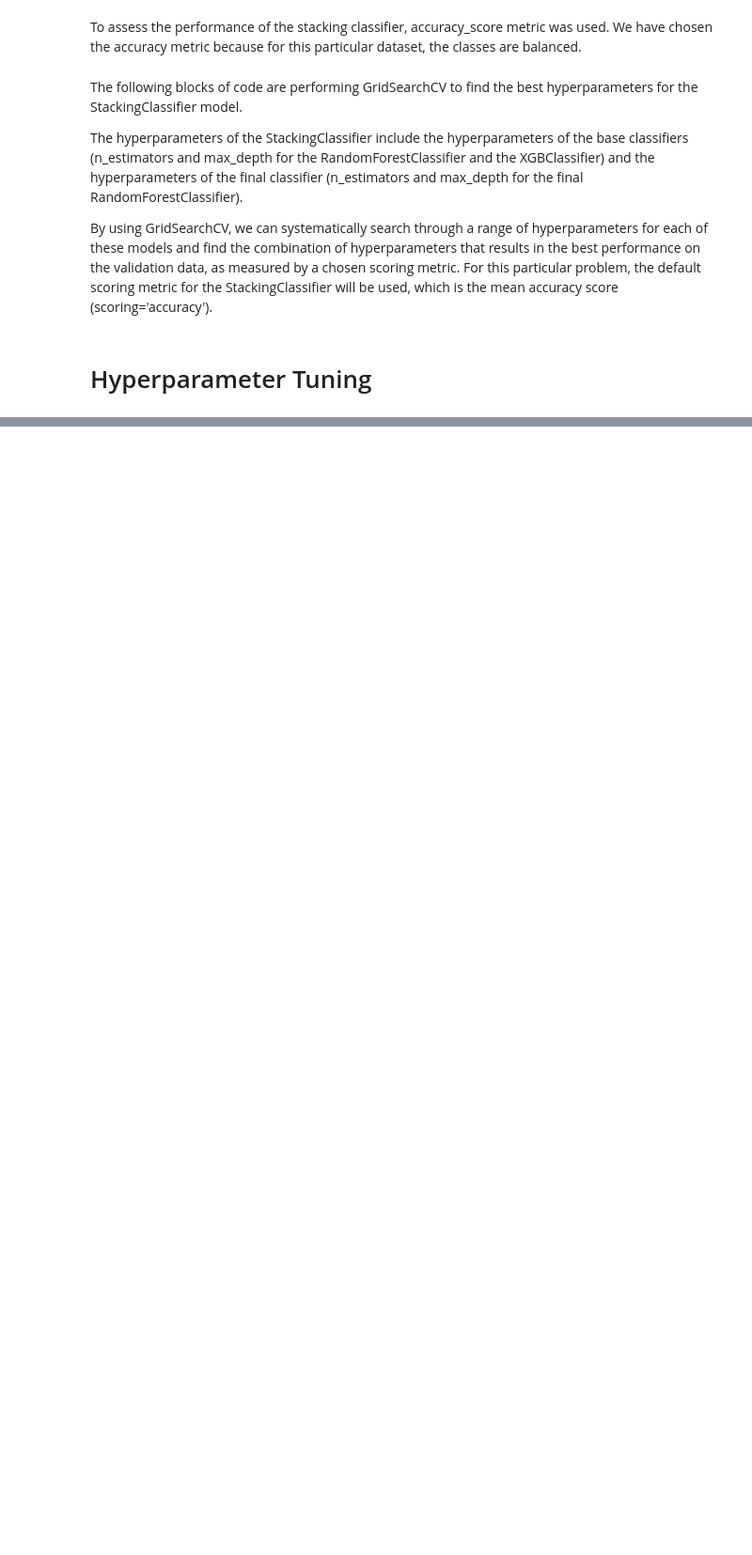
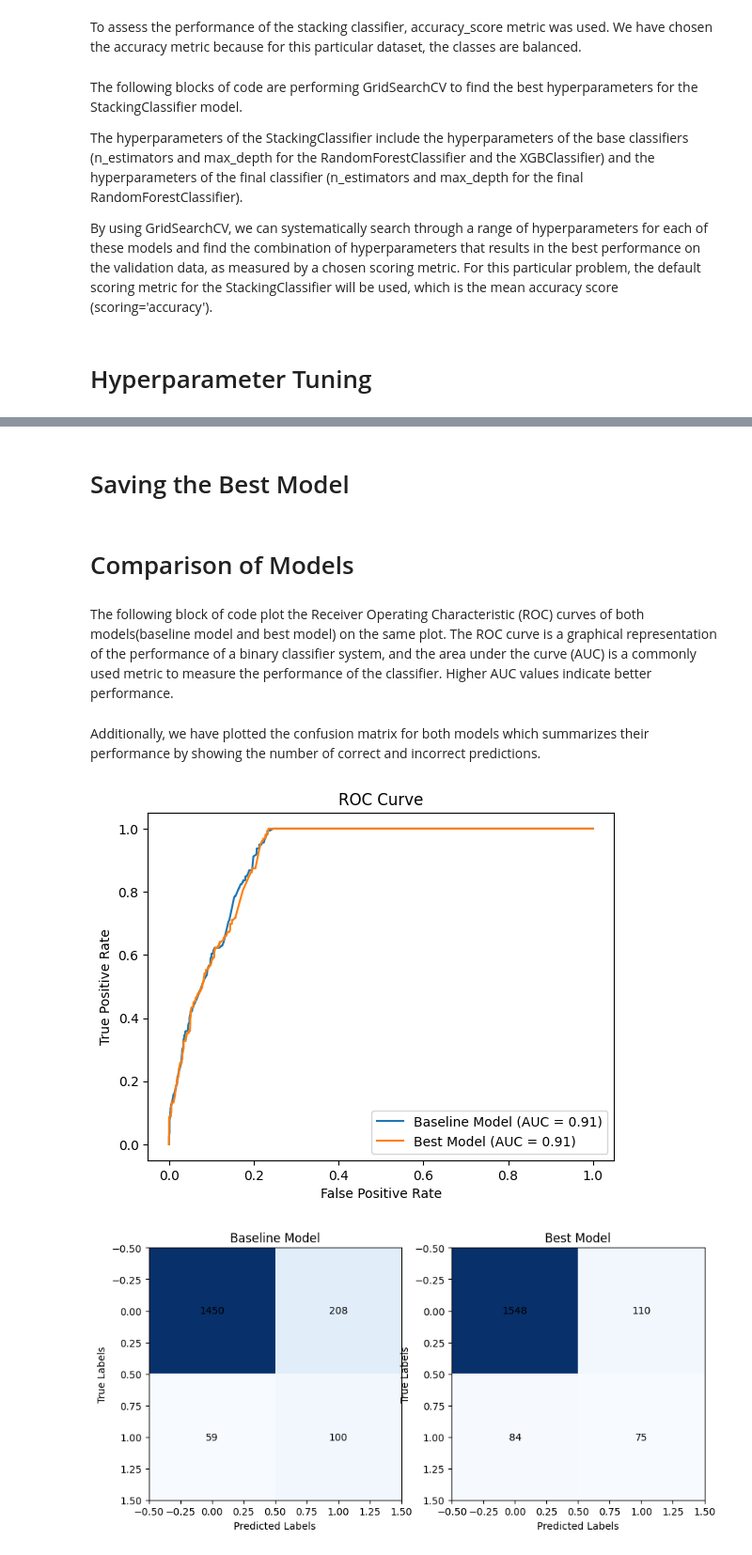
Before and after one commit to acse-ra922/evaluation-of-ensemble-methods-for-binary-classification, a Jupyter notebook: ensemble_methods/Stacking Classifier.ipynb, the cells around one changed output, grey strips where cells are left out. Shown at 94% size. Cells and saved outputs as stored; diff of their text form; code cells hidden in the pictures; blank space fills up the shorter version.

Commit message:
final stacking and voting classifiers

```diff
--- a/ensemble_methods/Stacking Classifier.ipynb
+++ b/ensemble_methods/Stacking Classifier.ipynb
@@ -81,4 +85,67 @@ Best model's accuracy on test set: 0.894
+# %% [markdown]
+# Saving the Best Model
 # %%
 import pickle
 with open('tuned_sc_model.pkl', 'wb') as file:
     pickle.dump(best_model, file)
+# %% [markdown]
+# Comparison of Models
+# %% [markdown]
+The following block of code plot the Receiver Operating Characteristic (ROC) curves of both models(baseline model and best model) on the same plot. The ROC curve is a graphical representation of the performance of a binary classifier system, and the area under the curve (AUC) is a commonly used metric to measure the performance of the classifier. Higher AUC values indicate better performance.
+# %% [markdown]
+Additionally, we have plotted the confusion matrix for both models which summarizes their performance by showing the number of correct and incorrect predictions.
+# %%
+from sklearn.metrics import roc_curve, auc, confusion_matrix
+import matplotlib.pyplot as plt
+
+# Assuming you have two models: model1 and model2
+
+# Calculate the predicted probabilities of each model
+y_pred_prob_model1 = ensemble.predict_proba(X_test)[:,1]
+y_pred_prob_model2 = best_model.predict_proba(X_test)[:,1]
+
+# Calculate the false positive rate, true positive rate, and threshold for both models
+fpr_model1, tpr_model1, threshold_model1 = roc_curve(y_test, y_pred_prob_model1)
+fpr_model2, tpr_model2, threshold_model2 = roc_curve(y_test, y_pred_prob_model2)
+
+# Calculate the area under the ROC curve (AUC) for both models
+auc_model1 = auc(fpr_model1, tpr_model1)
+auc_model2 = auc(fpr_model2, tpr_model2)
+
+# Plot the ROC curves for both models
+plt.plot(fpr_model1, tpr_model1, label='Baseline Model (AUC = {:.2f})'.format(auc_model1))
+plt.plot(fpr_model2, tpr_model2, label='Best Model (AUC = {:.2f})'.format(auc_model2))
+plt.xlabel('False Positive Rate')
+plt.ylabel('True Positive Rate')
+plt.title('ROC Curve')
+plt.legend()
+plt.show()
+
+# Calculate the confusion matrix for both models
+y_pred_model1 = ensemble.predict(X_test)
+y_pred_model2 = best_model.predict(X_test)
+cm_model1 = confusion_matrix(y_test, y_pred_model1)
+cm_model2 = confusion_matrix(y_test, y_pred_model2)
+
+# Plot the confusion matrices for both models
+fig, axs = plt.subplots(1, 2, figsize=(10, 5))
+axs[0].imshow(cm_model1, cmap='Blues')
+axs[0].set_title('Baseline Model')
+axs[0].set_xlabel('Predicted Labels')
+axs[0].set_ylabel('True Labels')
+axs[0].grid(False)
+for i in range(cm_model1.shape[0]):
+    for j in range(cm_model1.shape[1]):
+        axs[0].text(j, i, cm_model1[i, j], ha='center', va='center')
+axs[1].imshow(cm_model2, cmap='Blues')
+axs[1].set_title('Best Model')
+axs[1].set_xlabel('Predicted Labels')
+axs[1].set_ylabel('True Labels')
+axs[1].grid(False)
+for i in range(cm_model2.shape[0]):
+    for j in range(cm_model2.shape[1]):
+        axs[1].text(j, i, cm_model2[i, j], ha='center', va='center')
+plt.show()
+# %% [output]
+[figure, added]
+[figure, added]
```
Also changed, not shown: parts of 5 cells of this notebook, 3 other files.
